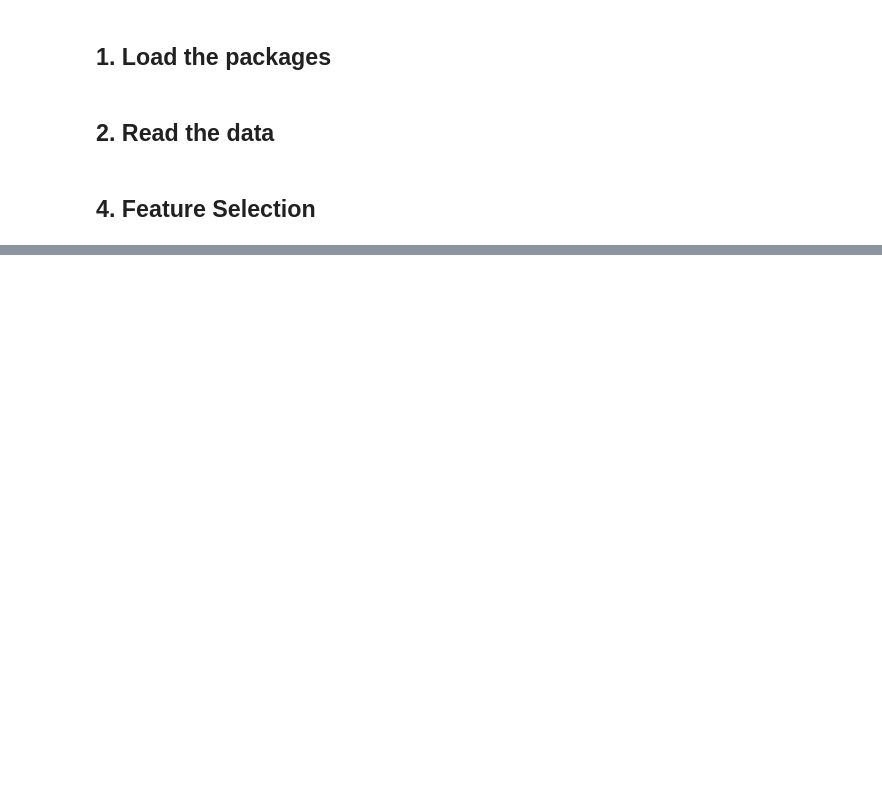
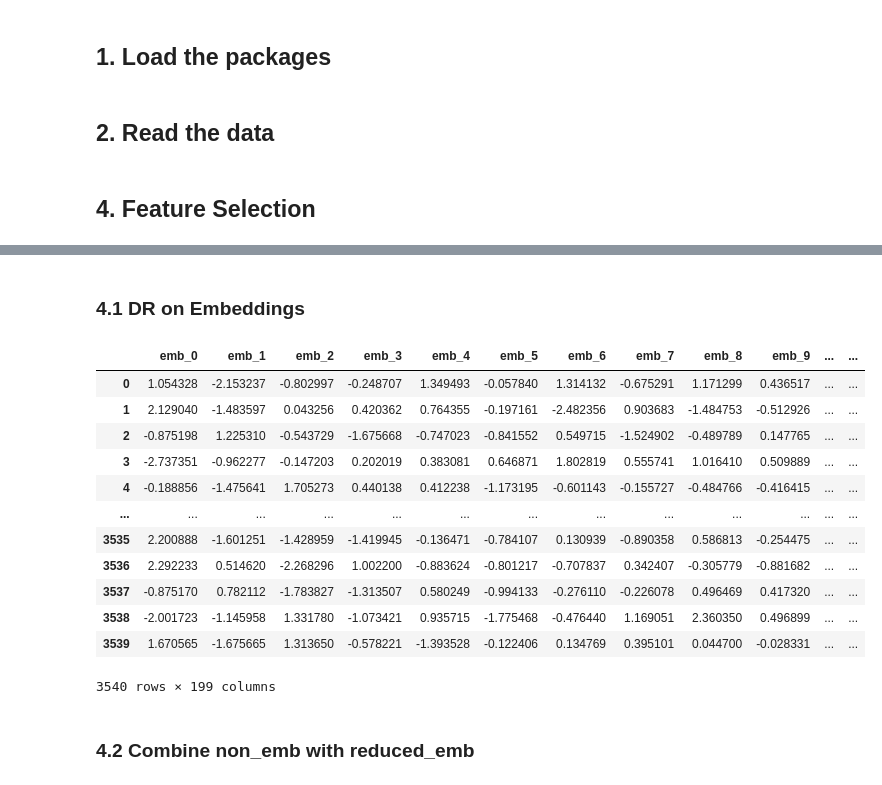
Before and after one commit to Siqi-Hu/LELEC2870-project, a Jupyter notebook: scripts/feastureSelection.ipynb, the cells around one changed output, grey strips where cells are left out. Cells and saved outputs as stored; diff of their text form; code cells hidden in the pictures; blank space fills up the shorter version.

```diff
--- a/scripts/feastureSelection.ipynb
+++ b/scripts/feastureSelection.ipynb
@@ -28,0 +55,14 @@ Y1 = pd.read_csv("Y1.csv", header=None, names=['revenue ']).values
+# %%
+renamed_df_ready = renamingDataset(X1)
+# %%
+def divideDataset(df):
+    new_df = df.copy()
+
+    non_emb_df = new_df.iloc[:, :34]
+    img_emb_df = new_df.iloc[:, 34:2082]
+    text_emb_df = new_df.iloc[:, 2082:]
+
+    return non_emb_df, img_emb_df, text_emb_df # pd.dataframe type
+# %%
+non_emb_df, img_emb_df, text_emb_df = divideDataset(renamed_df_ready)
+non_emb_df
@@ -28,0 +83,40 @@ Y1 = pd.read_csv("Y1.csv", header=None, names=['revenue ']).values
+# %% [markdown]
+### 4.1 DR on Embeddings
+# %%
+def DRembeddings(img_emb_df, text_emb_df, n_components=0.95):
+
+    # scale the data to the range between 0 and 1 before using PCA
+    scaler_emb = MinMaxScaler()
+    # img_emb_df_scaled = scaler_emb.fit_transform(img_emb_df)
+    # text_emb_df_scaled = scaler_emb.fit_transform(text_emb_df)
+    emb_df_scaled = scaler_emb.fit_transform(pd.concat([img_emb_df, text_emb_df], axis=1))
+
+    pca_emb = PCA(n_components=n_components)
+    df_reduced_emb = pd.DataFrame(pca_emb.fit_transform(emb_df_scaled))
+
+    emb_col_names = []
+    for i in range(df_reduced_emb.shape[1]):
+        emb_col_names.append("emb_" + str(i))
+
+    df_reduced_emb.columns = emb_col_names
+
+    return df_reduced_emb
+# %%
+df_reduced_emb = DRembeddings(img_emb_df, text_emb_df, n_components=0.9)
+df_reduced_emb
+# %% [output]
+|  | emb_0 | emb_1 | emb_2 | emb_3 | emb_4 | emb_5 | emb_6 | emb_7 | emb_8 | emb_9 | ... | ... |
+| 0 | 1.054328 | -2.153237 | -0.802997 | -0.248707 | 1.349493 | -0.057840 | 1.314132 | -0.675291 | 1.171299 | 0.436517 | ... | ... |
+| 1 | 2.129040 | -1.483597 | 0.043256 | 0.420362 | 0.764355 | -0.197161 | -2.482356 | 0.903683 | -1.484753 | -0.512926 | ... | ... |
+| 2 | -0.875198 | 1.225310 | -0.543729 | -1.675668 | -0.747023 | -0.841552 | 0.549715 | -1.524902 | -0.489789 | 0.147765 | ... | ... |
+| 3 | -2.737351 | -0.962277 | -0.147203 | 0.202019 | 0.383081 | 0.646871 | 1.802819 | 0.555741 | 1.016410 | 0.509889 | ... | ... |
+| 4 | -0.188856 | -1.475641 | 1.705273 | 0.440138 | 0.412238 | -1.173195 | -0.601143 | -0.155727 | -0.484766 | -0.416415 | ... | ... |
+| ... | ... | ... | ... | ... | ... | ... | ... | ... | ... | ... | ... | ... |
+| 3535 | 2.200888 | -1.601251 | -1.428959 | -1.419945 | -0.136471 | -0.784107 | 0.130939 | -0.890358 | 0.586813 | -0.254475 | ... | ... |
+| 3536 | 2.292233 | 0.514620 | -2.268296 | 1.002200 | -0.883624 | -0.801217 | -0.707837 | 0.342407 | -0.305779 | -0.881682 | ... | ... |
+| 3537 | -0.875170 | 0.782112 | -1.783827 | -1.313507 | 0.580249 | -0.994133 | -0.276110 | -0.226078 | 0.496469 | 0.417320 | ... | ... |
+| 3538 | -2.001723 | -1.145958 | 1.331780 | -1.073421 | 0.935715 | -1.775468 | -0.476440 | 1.169051 | 2.360350 | 0.496899 | ... | ... |
+| 3539 | 1.670565 | -1.675665 | 1.313650 | -0.578221 | -1.393528 | -0.122406 | 0.134769 | 0.395101 | 0.044700 | -0.028331 | ... | ... |
+3540 rows × 199 columns
+# %% [markdown]
+### 4.2 Combine non_emb with reduced_emb
```
Also changed, not shown: parts of 10 cells of this notebook, 1 other file.
